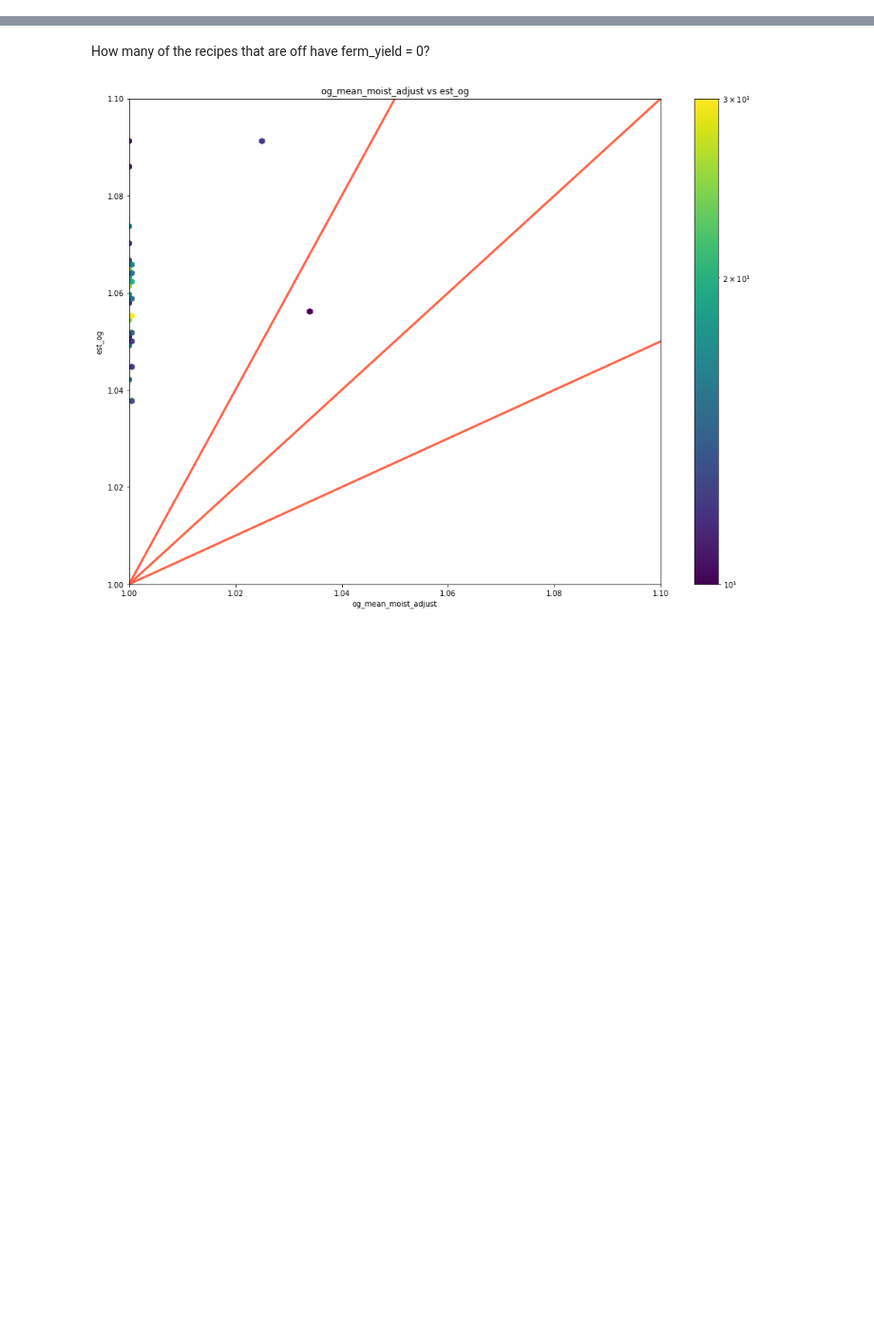
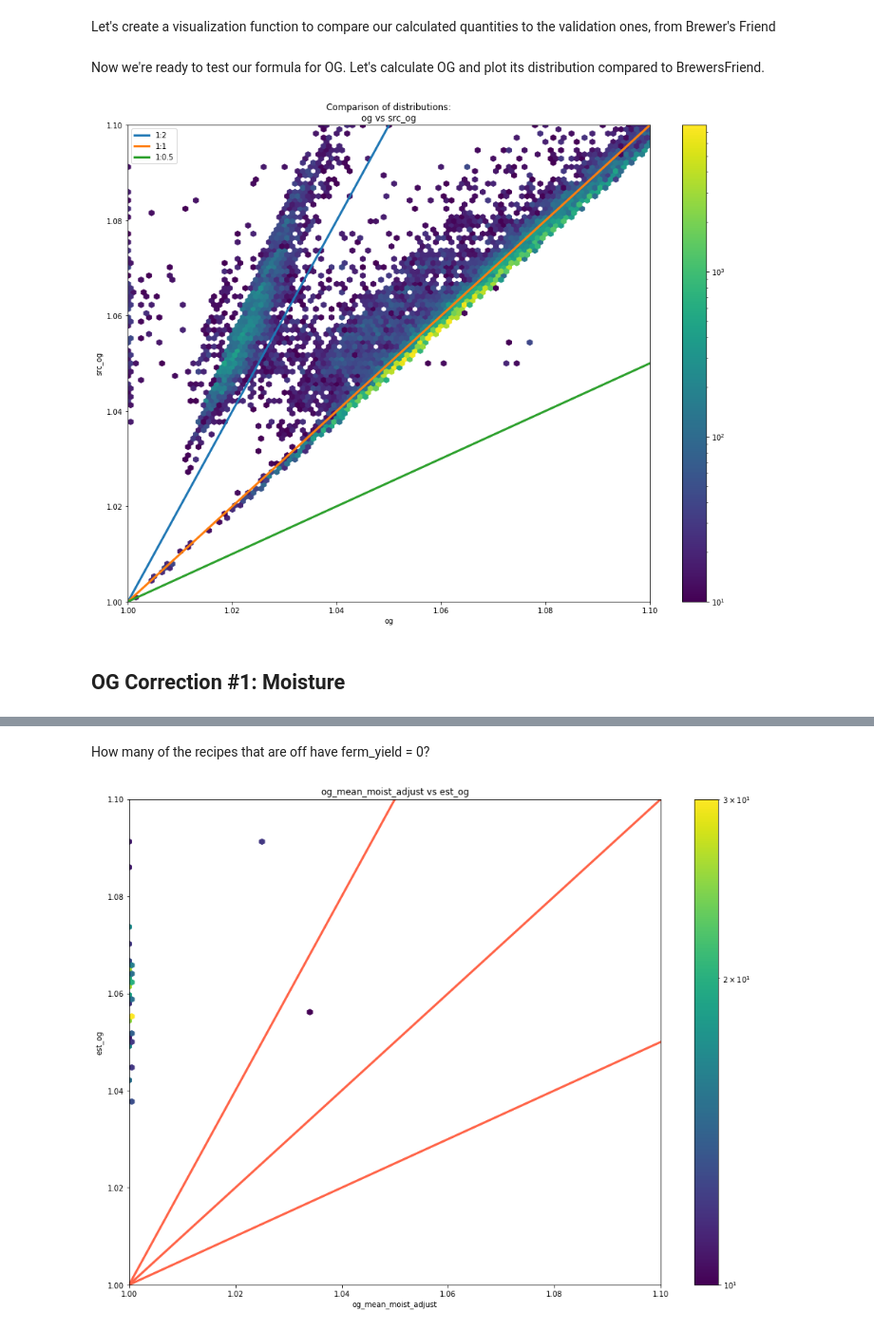
Before and after one commit to rmwoods/beer.ai, a Jupyter notebook: beer.ai/Utils_Troubleshooting.ipynb, the cells around one changed output, grey strips where cells are left out. Shown at 95% size. Saved outputs shown, nothing was run; the diff lists cells and outputs as text; code cells hidden in the pictures; blank space fills up the shorter version.

```diff
--- a/beer.ai/Utils_Troubleshooting.ipynb
+++ b/beer.ai/Utils_Troubleshooting.ipynb
@@ -180,0 +69,4 @@ acceptable_efficiency = [0.5, 1]
+# %%
+bf = load_recipes(brewersfriend_indices)
+# %%
+bf = scale_ingreds(bf)
@@ -180,0 +152,50 @@ acceptable_efficiency = [0.5, 1]
+# %% [markdown]
+Let's create a visualization function to compare our calculated quantities to the validation ones, from Brewer's Friend
+# %%
+def plot_hexbin_gravity_dist(
+    df,
+    col_calc,
+    col_validation,
+    value_range=[1.0, 1.1]
+):
+    """
+    Display a plot of a hexbin distribution between:
+
+    and est_og """
+    value_min = value_range[0]
+    value_max = value_range[1]
+
+    fig = plt.figure(figsize=[16,12])
+    ax = fig.add_subplot(111)
+
+    colormap = ax.hexbin(
+        df[col_calc].values,
+        df[col_validation].values,
+        extent=[value_min, value_max, value_min, value_max],
+        mincnt=10,
+        norm=LogNorm()
+    )
+    # Guidelines to catch relationships within certain factors
+    guideline_ratios = [2, 1, 0.5]
+    for ratio in guideline_ratios:
+        ax.plot([value_min, 1 + 1], [value_min, 1 + ratio * 1], lw=3, label=f"1:{ratio}")
+
+    ax.set_title(f"Comparison of distributions:\n{col_calc} vs {col_validation}")
+    ax.set_xlim([value_min, value_max])
+    ax.set_ylim([value_min, value_max])
+    ax.set_xlabel(col_calc)
+    ax.set_ylabel(col_validation)
+    ax.legend()
+    fig.colorbar(colormap)
+    plt.show()
+# %% [markdown]
+Now we're ready to test our formula for OG.
+Let's calculate OG and plot its distribution compared to BrewersFriend.
+# %%
+bf["og"] = og_test(bf, scale_volume_col="batch_size", ferm_yield_col="ferm_yield", efficiency_col="efficiency")
+# %%
+plot_hexbin_gravity_dist(bf, "og", "src_og")
+# %% [output]
+[figure, added]
+# %% [markdown]
+## OG Correction #1: Moisture
```
Also changed, not shown: parts of 122 cells of this notebook.
